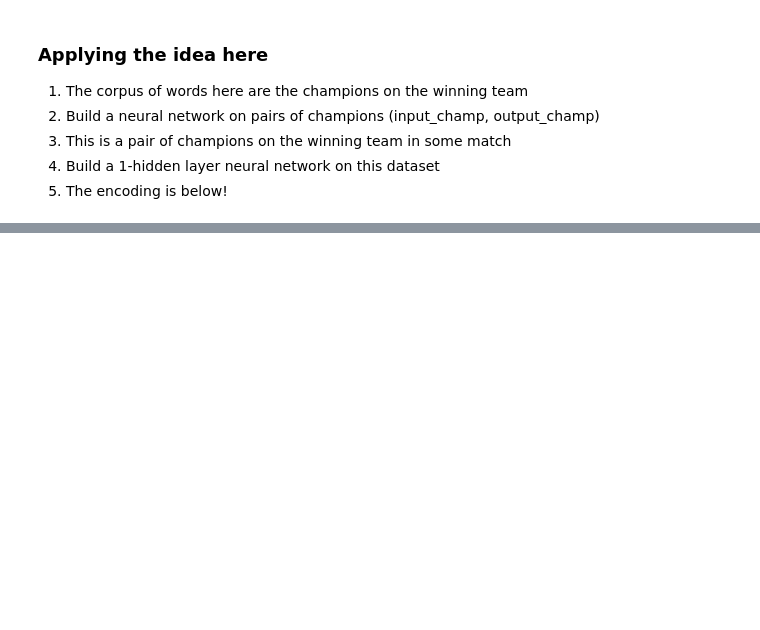
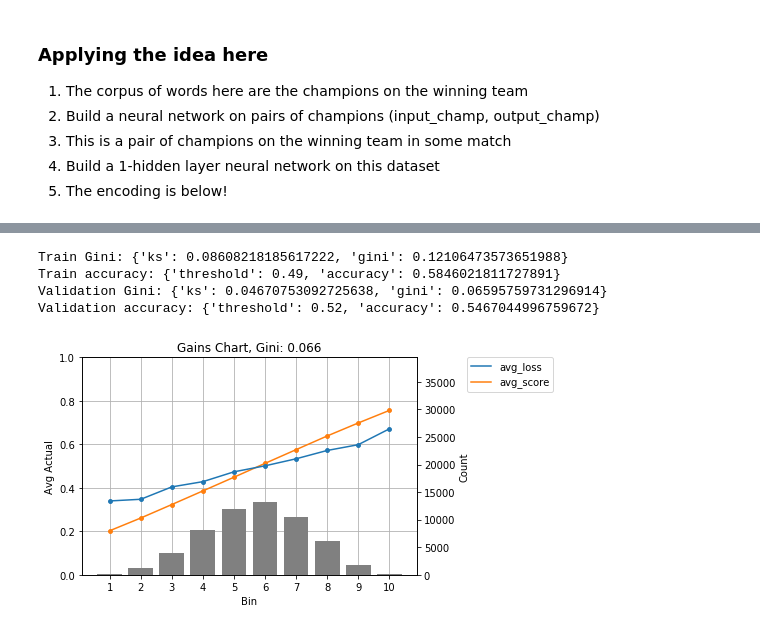
Before and after one commit to bushal01/league-ml2, a Jupyter notebook: notebooks/presentation.ipynb, the cells around one changed output, grey strips where cells are left out. Drawn from its saved outputs; the diff is of its cells as text; code cells hidden in the pictures; blank space fills up the shorter version.

```diff
--- a/notebooks/presentation.ipynb
+++ b/notebooks/presentation.ipynb
@@ -452,0 +506,9 @@ weights.head()
+# %%
+model = Sequential()
+model.add(Dense(100, activation='sigmoid', input_shape=(X_train6.shape[1],)))
+model.add(Dense(50, activation='sigmoid'))
+model.add(Dense(20, activation='sigmoid'))
+model.add(Dense(10, activation='sigmoid'))
+model.add(Dense(1))
+model.compile(optimizer='adam', loss='mean_squared_error')
+model.fit(X_train6, Y_train)
@@ -452,0 +519,7 @@ weights.head()
+# %%
+train_pred = model.predict(X_train6)
+print("Train ks and gini: " + str(mpf.ks_gini(Y_train, train_pred[:,0])))
+print("Train accuracy: " + str(mpf.best_threshold(Y_train, train_pred[:,0])))
+valid_pred = model.predict(X_validation6)
+print("Validation ks and gini: " + str(mpf.ks_gini(Y_validation, valid_pred[:,0])))
+print("Validation accuracy: " + str(mpf.best_threshold(Y_validation, valid_pred[:,0])))
@@ -453,6 +533,10 @@ weights.head()
+# %%
+ensemble_formula = "team_100_win ~ simple_ohe_nn + w2v_nn + gbm_champ_class + rf2_paired_wr"
+ensemble_train = pd.DataFrame({'team_100_win': train['team_100_win'], 'simple_ohe_nn': train_pred[:,0], 'w2v_nn': train_pred_w2v[:,0],
+                              'gbm_champ_class': gbm_train_pred, 'rf2_paired_wr': train_pred_rf2})
+ensemble_valid = pd.DataFrame({'team_100_win': valid['team_100_win'], 'simple_ohe_nn': valid_pred[:,0], 'w2v_nn': valid_pred_w2v[:,0],
+                              'gbm_champ_class': gbm_validation_pred, 'rf2_paired_wr': valid_pred_rf2})
 # %%
-# Basic Logistic model
-formula = 'team_100_win ~ C(RED_TOP_SOLO) + C(RED_MIDDLE_SOLO) + C(RED_JUNGLE_NONE) + C(RED_BOTTOM_DUO_CARRY) + C(BLUE_BOTTOM_DUO_SUPPORT)'
-basic_logistic = smf.glm(formula=formula, data=train, family=sm.families.Binomial()).fit()
-basic_logistic.summary()
+ensemble_logistic = smf.glm(formula=ensemble_formula, data=ensemble_train, family=sm.families.Binomial()).fit()
+ensemble_logistic.summary()
 # %% [output]
@@ -467,0 +558,14 @@ ModuleNotFoundError: No module named 'xgboost'
+# %%
+ensemble_train_pred = ensemble_logistic.predict(ensemble_train)
+ensemble_valid_pred = ensemble_logistic.predict(ensemble_valid)
+print("Train Gini: " + str(mpf.ks_gini(ensemble_train['team_100_win'], ensemble_train_pred)))
+print("Train accuracy: " + str(mpf.best_threshold(ensemble_train['team_100_win'], ensemble_train_pred)))
+print("Validation Gini: " + str(mpf.ks_gini(ensemble_valid['team_100_win'], ensemble_valid_pred)))
+print("Validation accuracy: " + str(mpf.best_threshold(ensemble_valid['team_100_win'], ensemble_valid_pred)))
+mpf.gains_chart(ensemble_valid['team_100_win'], ensemble_valid_pred, return_table=False)
+# %% [output]
+Train Gini: {'ks': 0.08608218185617222, 'gini': 0.12106473573651988}
+Train accuracy: {'threshold': 0.49, 'accuracy': 0.5846021811727891}
+Validation Gini: {'ks': 0.04670753092725638, 'gini': 0.06595759731296914}
+Validation accuracy: {'threshold': 0.52, 'accuracy': 0.5467044996759672}
+[figure, added]
```
Also changed, not shown: parts of 20 cells of this notebook.
